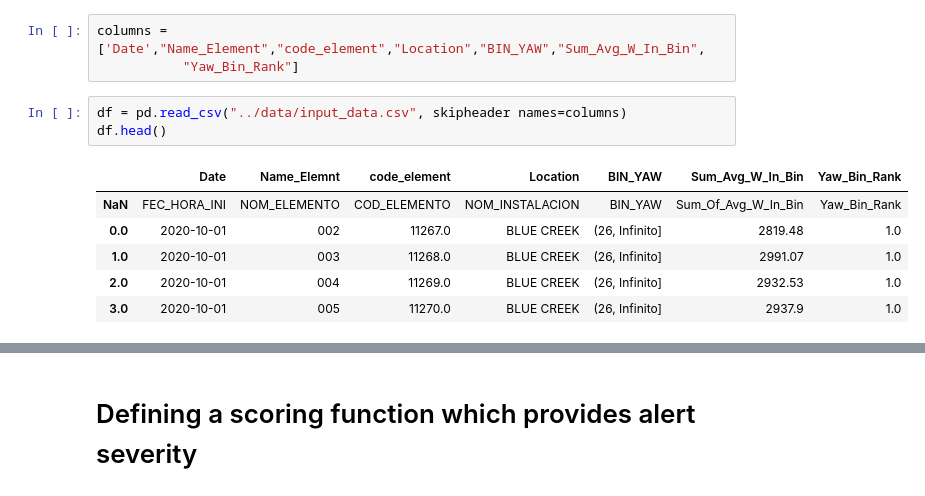
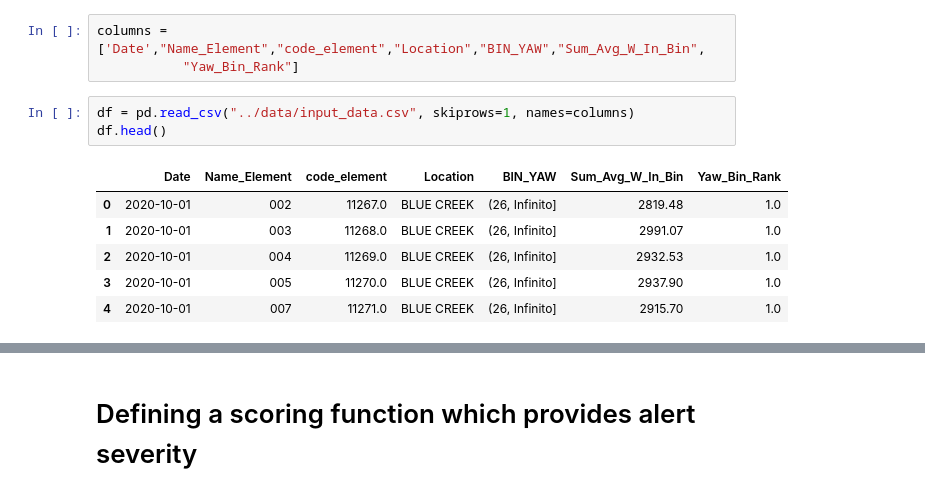
Before and after one commit to code-JOA/Wind-Turbine-Project, a Jupyter notebook: notebooks/Analysis.ipynb, the cells around one changed output, grey strips where cells are left out. Drawn from its saved outputs; the diff is of its cells as text.

```diff
--- a/notebooks/Analysis.ipynb
+++ b/notebooks/Analysis.ipynb
@@ -53,12 +53,12 @@ data
 columns = ['Date',"Name_Element","code_element","Location","BIN_YAW","Sum_Avg_W_In_Bin",
            "Yaw_Bin_Rank"]
 # %%
-df = pd.read_csv("../data/input_data.csv", skipheader names=columns)
+df = pd.read_csv("../data/input_data.csv", skiprows=1, names=columns)
 df.head()
 # %% [output]
-|  | Date | Name_Elemnt | code_element | Location | BIN_YAW | Sum_Avg_W_In_Bin | Yaw_Bin_Rank |
-| NaN | FEC_HORA_INI | NOM_ELEMENTO | COD_ELEMENTO | NOM_INSTALACION | BIN_YAW | Sum_Of_Avg_W_In_Bin | Yaw_Bin_Rank |
-| 0.0 | 2020-10-01 | 002 | 11267.0 | BLUE CREEK | (26, Infinito] | 2819.48 | 1.0 |
-| 1.0 | 2020-10-01 | 003 | 11268.0 | BLUE CREEK | (26, Infinito] | 2991.07 | 1.0 |
-| 2.0 | 2020-10-01 | 004 | 11269.0 | BLUE CREEK | (26, Infinito] | 2932.53 | 1.0 |
-| 3.0 | 2020-10-01 | 005 | 11270.0 | BLUE CREEK | (26, Infinito] | 2937.9 | 1.0 |
+|  | Date | Name_Element | code_element | Location | BIN_YAW | Sum_Avg_W_In_Bin | Yaw_Bin_Rank |
+| 0 | 2020-10-01 | 002 | 11267.0 | BLUE CREEK | (26, Infinito] | 2819.48 | 1.0 |
+| 1 | 2020-10-01 | 003 | 11268.0 | BLUE CREEK | (26, Infinito] | 2991.07 | 1.0 |
+| 2 | 2020-10-01 | 004 | 11269.0 | BLUE CREEK | (26, Infinito] | 2932.53 | 1.0 |
+| 3 | 2020-10-01 | 005 | 11270.0 | BLUE CREEK | (26, Infinito] | 2937.90 | 1.0 |
+| 4 | 2020-10-01 | 007 | 11271.0 | BLUE CREEK | (26, Infinito] | 2915.70 | 1.0 |
```
Also changed, not shown: parts of 1 cell of this notebook.
